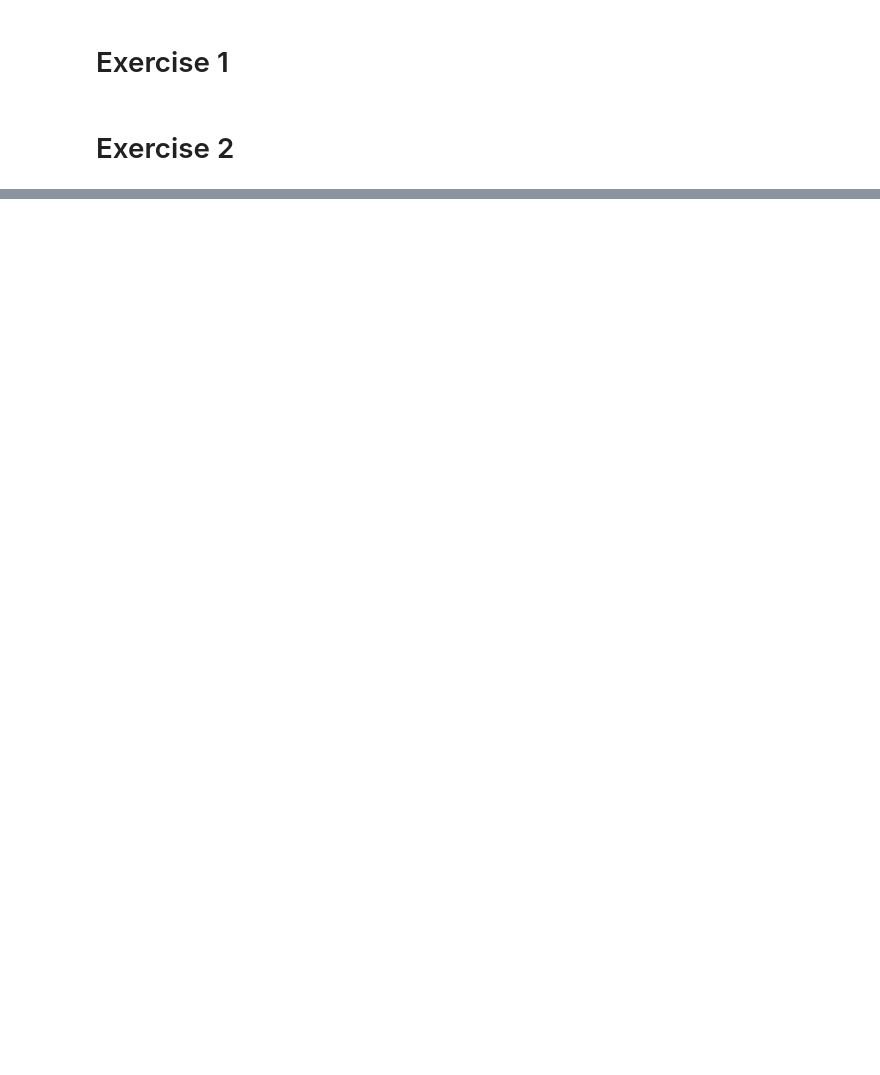
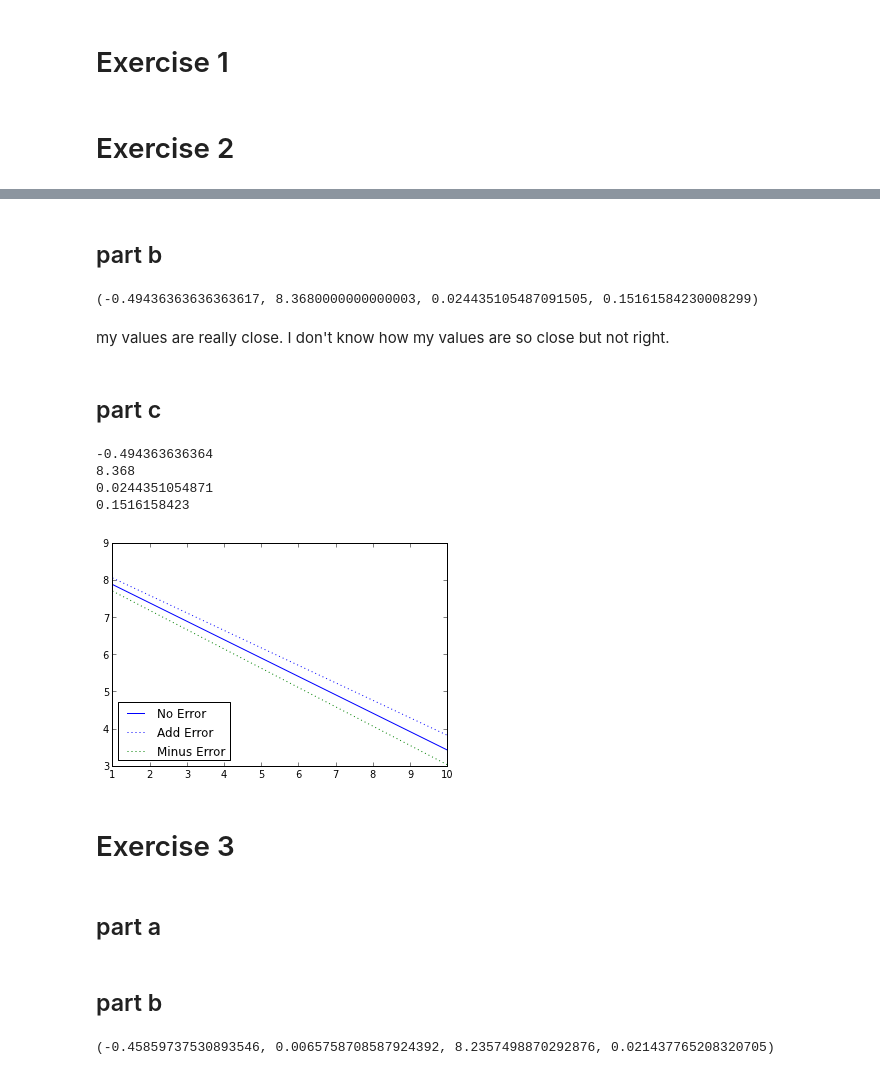
Before and after one commit to jruncoPHYS202/PHYS202-S13, a Jupyter notebook: week9/DataIOandLinearRegression.ipynb, the cells around one changed output, grey strips where cells are left out. Cells and saved outputs as stored; diff of their text form; code cells hidden in the pictures; blank space fills up the shorter version.

Commit message:
dataIO homework finished

```diff
--- a/week9/DataIOandLinearRegression.ipynb
+++ b/week9/DataIOandLinearRegression.ipynb
@@ -71,0 +75,63 @@ Exercise 2
+# %%
+def LinearLeastSquaresFit(x,y):
+    """Take in arrays representing (x,y) values for a set of linearly
+    varying data and preform a linear least squares regression.
+    Return the resulting slope and intercept parameters of the best
+    fit line with their uncertainties."""
+    averageX = np.sum(x)/len(x) #x average
+    averageX2 = np.sum(x**2)/len(x**2) #x^2 average
+    averageY = np.sum(y)/len(y) #y average
+    averageXY = np.sum(x*y)/len(x*y) #x*y average
+    slope = (averageXY-(averageX*averageY))/(averageX2-(averageX**2)) #slope formula
+    intercept = (averageX2*averageY - (averageX*averageXY))/(averageX2-(averageX**2)) #intercept formula
+    deviation = y - (slope*x + intercept) #deviation to get deviation^2
+    deviation2 = np.sum(deviation**2)/len(x) #deviation^2 formula
+    slerr = np.sqrt((1/(len(x)-2.))*(deviation2/(averageX2 - (averageX**2)))) #slope uncertainty
+    interr = np.sqrt((1/(len(x)-2.))*((deviation2*averageX2)/(averageX2 - (averageX**2)))) #intercept uncertainty
+    return slope,intercept,slerr,interr
+# %% [markdown]
+part b
+-
+# %%
+x,y = loadtxt('LinearData.dat',unpack=True,usecols=[0,1]) #load lineardata.dat from nano
+print LinearLeastSquaresFit(x,y)
+# %% [output]
+(-0.49436363636363617, 8.3680000000000003, 0.024435105487091505, 0.15161584230008299)
+# %% [markdown]
+my values are really close.  I don't know how my values are so close but not right.
+# %% [markdown]
+part c
+-
+# %%
+slope = LinearLeastSquaresFit(x,y)[0]
+print slope
+intercept = LinearLeastSquaresFit(x,y)[1]
+print intercept
+slerr = LinearLeastSquaresFit(x,y)[2]
+print slerr
+interr = LinearLeastSquaresFit(x,y)[3]
+print interr
+# %% [output]
+-0.494363636364
+8.368
+0.0244351054871
+0.1516158423
+# %%
+F = lambda x: slope*x + intercept #no error function
+F_AddError = lambda x: (slope+slerr)*x + (intercept+interr) #upper error function
+F_MinusError = lambda x: (slope-slerr)*x + (intercept-interr) #lower error function
+
+plot(x,F(x),label="No Error")
+plot(x,F_AddError(x),'b:',label='Add Error')
+plot(x,F_MinusError(x),'g:',label='Minus Error')
+linelabel = "y = %.4f x + %.4f" % (slope,intercept)
+legend(loc='lower left')
+show()
+# %% [output]
+[figure, added]
+# %% [markdown]
+Exercise 3
+=
+# %% [markdown]
+part a
+-
@@ -71,0 +164,9 @@ Exercise 2
+# %% [markdown]
+part b
+-
+# %%
+x,y,z = loadtxt('LinearData.dat',unpack=True,usecols=[0,1,2])
+w = 1/(z**2)
+print WeightedLinearLeastSquaresFit(x,y,w)
+# %% [output]
+(-0.45859737530893546, 0.0065758708587924392, 8.2357498870292876, 0.021437765208320705)
```
Also changed, not shown: parts of 7 cells of this notebook.
